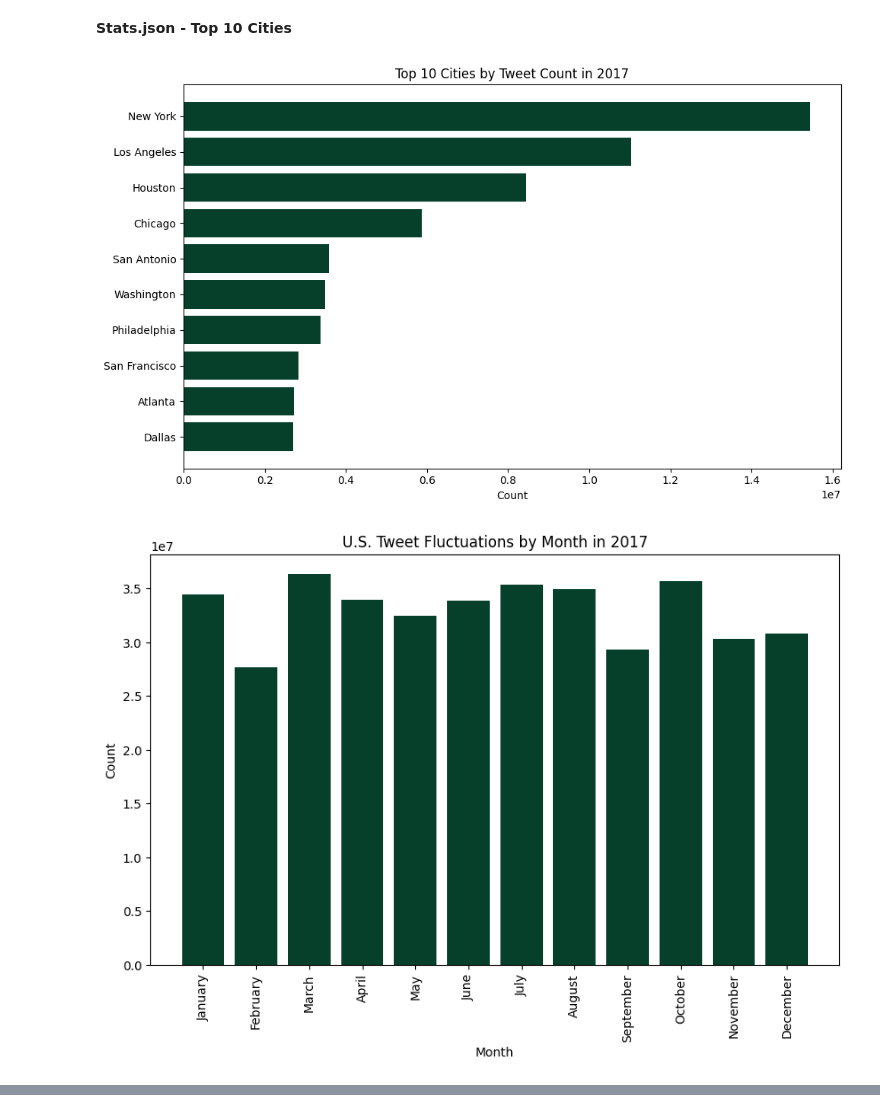
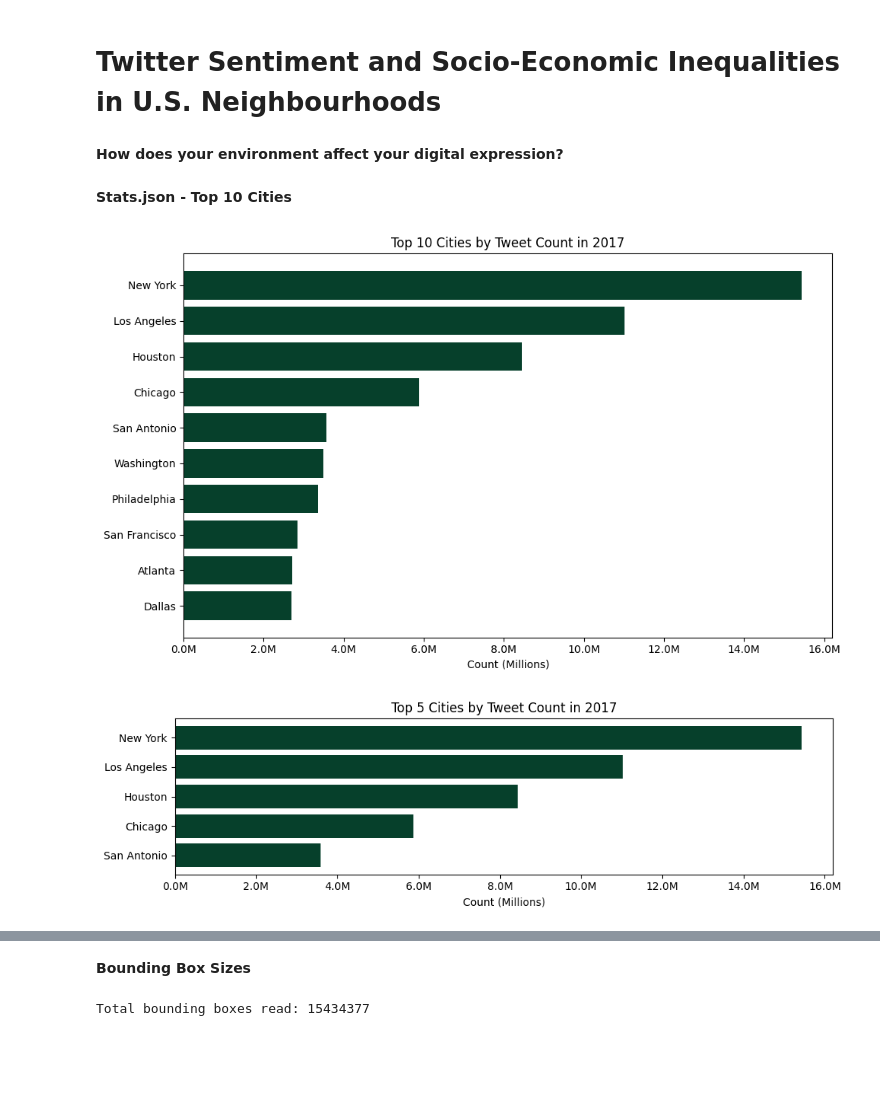
Before and after one commit to tomcavilla/Twitter-Sentiment, a Jupyter notebook: Analysis.ipynb, the cells around one changed output, grey strips where cells are left out. Saved outputs shown, nothing was run; the diff lists cells and outputs as text; code cells hidden in the pictures; blank space fills up the shorter version.

Commit message:
Current working version. Generate.py to replace notebook analysis

```diff
--- a/Analysis.ipynb
+++ b/Analysis.ipynb
@@ -100,3 +1,7 @@ Mean area (km²): 43.45445127448159
+# %% [markdown]
+# Twitter Sentiment and Socio-Economic Inequalities in U.S. Neighbourhoods
+# %% [markdown]
+**How does your environment affect your digital expression?**
 # %% [markdown]
 **Stats.json - Top 10 Cities**
 # %%
@@ -125,11 +30,34 @@ plt.figure(figsize=(10, 6))
 plt.barh(cities, counts, color='#06402B')
 plt.gca().invert_yaxis()
 
-plt.xlabel("Count")
+plt.xlabel("Count (Millions)")
 plt.title("Top 10 Cities by Tweet Count in 2017")
+
+import matplotlib.ticker as ticker
+plt.gca().xaxis.set_major_formatter(
+    ticker.FuncFormatter(lambda x, pos: f'{x/1000000:.1f}M')
+)
 
 plt.tight_layout()
 plt.savefig("../Figures/Tweet_Count_Top10.png", dpi=300, bbox_inches="tight")
+plt.show()
+
+# Plot for the top 5
+
+plt.figure(figsize=(10, 3))
+plt.barh(cities[:5], counts[:5], color='#06402B')
+plt.gca().invert_yaxis()
+
+plt.xlabel("Count (Millions)")
+plt.title("Top 5 Cities by Tweet Count in 2017")
+
+import matplotlib.ticker as ticker
+plt.gca().xaxis.set_major_formatter(
+    ticker.FuncFormatter(lambda x, pos: f'{x/1000000:.1f}M')
+)
+
+plt.tight_layout()
+plt.savefig("../Figures/Tweet_Count_Top5.png", dpi=300, bbox_inches="tight")
 plt.show()
 
 # ---- Month by Month Data ----
@@ -154,32 +82,32 @@ for month, data in stats["monthly"].items():
     f.write(f"\n--- {month_name} ---\n\n")
 
     f.write(f"Total Tweets: {data['count']:,}\n\n")
     f.write(f"Total Different Users: {data['different_users']:,}\n")
 
     f.write(f"Top 10 Cities in {month_name}\n\n")
 
 
     m_top10 = sorted(
         data['cities'].items(),
         key=lambda x: x[1],
         reverse=True
     )[:10]
 
 
     for city, count in m_top10:
         f.write(f"{city}: {count:,}\n")
 
 f.close()
 
 plt.figure(figsize=(10,6))
 plt.bar(month_key, tweet_count, color='#06402B')
 
 plt.xlabel("Month")
 plt.ylabel("Count")
 plt.xticks(rotation=90)
 plt.title("U.S. Tweet Fluctuations by Month in 2017")
 plt.savefig("../Figures/Tweet_Count_Months.png", dpi=300, bbox_inches="tight")
 plt.show()
 # %% [output]
-[figure, old version]
+[figure, new version]
-[figure, old version]
+[figure, new version]
@@ -185,0 +115,30 @@ plt.show()
+# %% [markdown]
+**Bounding Box Sizes**
+# %%
+import matplotlib.pyplot as plt
+import seaborn as sns
+import numpy as np
+import json
+from pathlib import Path
+from AnalysisTools import bbox_area_km2
+
+city = "New York"
+folder_path = Path(f'../CityTweets/{city}/')
+
+bbox_areas = []
+
+for file_path in folder_path.glob('*.jsonl'):
+    with file_path.open("r", encoding="utf-8") as f:
+        for line in f:
+            try:
+                tweet = json.loads(line)
+                bbox = tweet.get('bounding_box')
+                area = bbox_area_km2(bbox)
+                if area is not None:
+                    bbox_areas.append(area)
+            except json.JSONDecodeError:
+                continue
+
+print(f"Total bounding boxes read: {len(bbox_areas)}")
+# %% [output]
+Total bounding boxes read: 15434377
```
Also changed, not shown: parts of 38 cells of this notebook, 14 other files.
